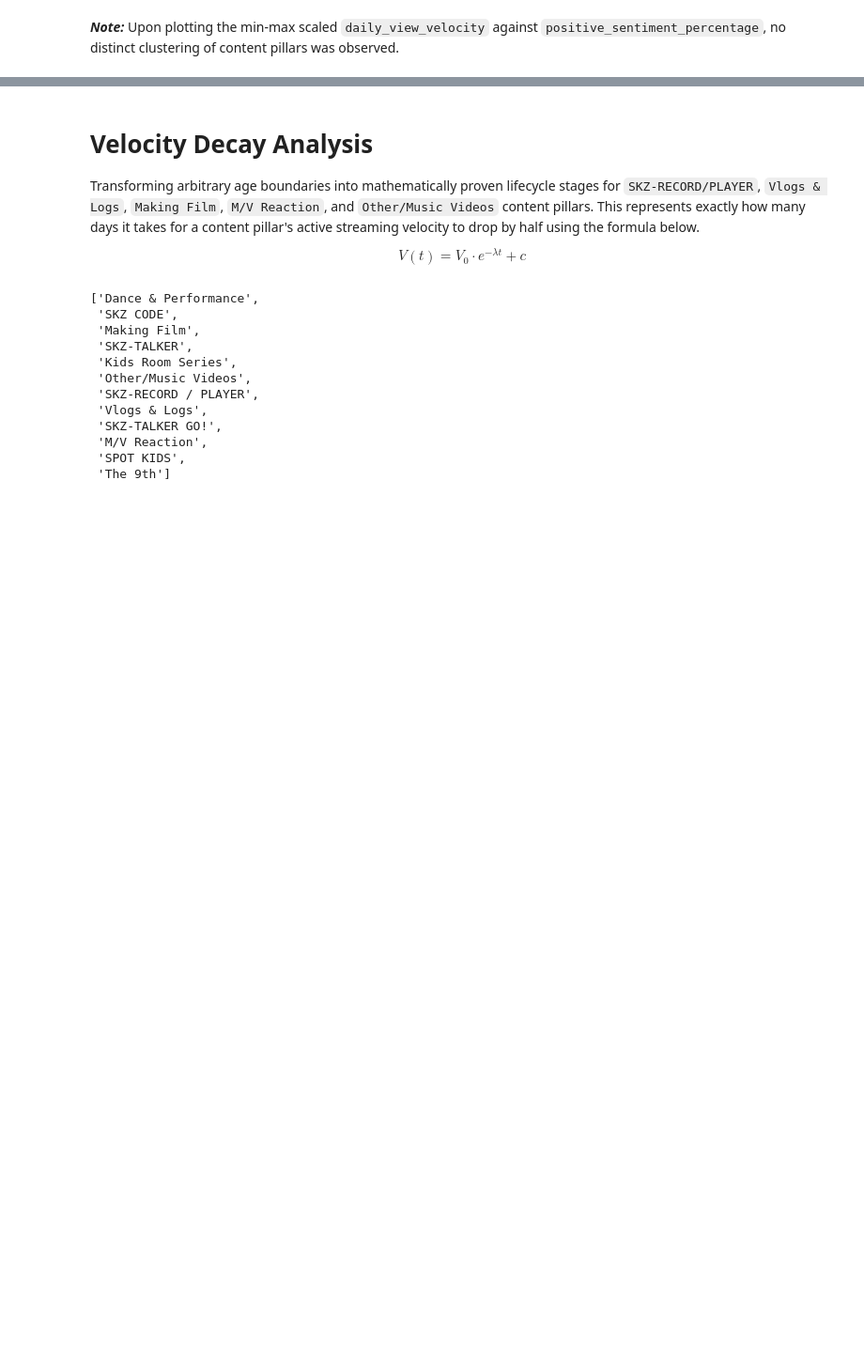
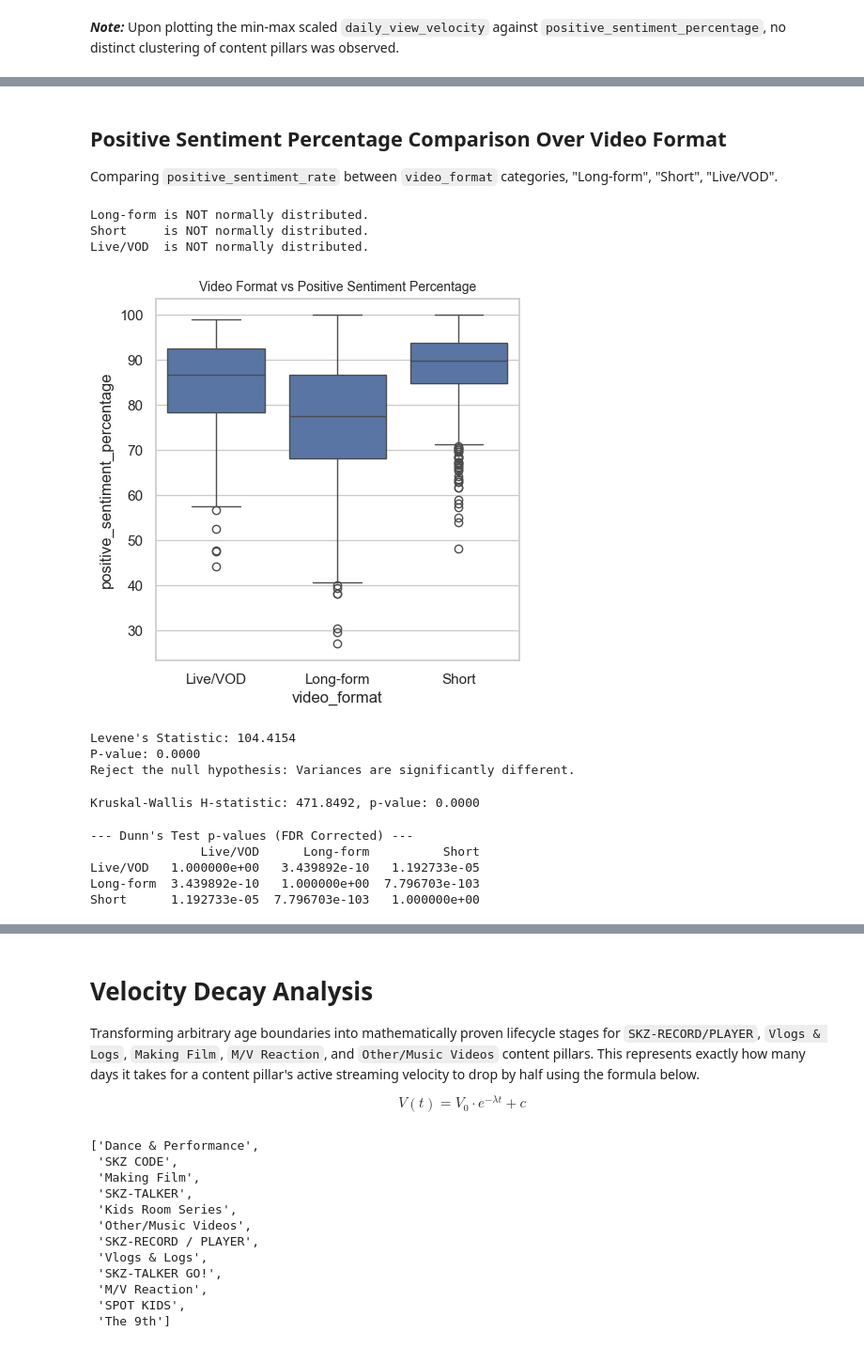
Before and after one commit to tejakusumahyusuf832/skz-pace, a Jupyter notebook: notebooks/3.0-yt-exploratory-data-analysis.ipynb, the cells around one changed output, grey strips where cells are left out. Shown at 94% size. Cells and saved outputs as stored; diff of their text form; code cells hidden in the pictures; blank space fills up the shorter version.

Commit message:
Perform more statistical tests

```diff
--- a/notebooks/3.0-yt-exploratory-data-analysis.ipynb
+++ b/notebooks/3.0-yt-exploratory-data-analysis.ipynb
@@ -458,0 +529,3 @@ Conclusion: Reject the null hypothesis.
+# %% [markdown]
+## Positive Sentiment Percentage Comparison Over Video Format
+Comparing `positive_sentiment_rate` between `video_format` categories, "Long-form", "Short", "Live/VOD".
@@ -458,0 +537,73 @@ Conclusion: Reject the null hypothesis.
+# %%
+# Normality Tests
+# The null hypothesis: The data is normally distributed
+alpha = 0.05
+video_format_list = df["video_format"].unique().tolist()
+
+for video_format in video_format_list:
+    group = df[df["video_format"] == video_format]["positive_sentiment_percentage"].dropna()
+    if len(group) > 200:
+        # D’Agostino’s K-squared test
+        stat_val, p_val_norm_val = normaltest(group)
+    else:
+        # Lilliefors test
+        stat_val, p_val_norm_val = lilliefors(group)
+
+    if p_val_norm_val <= alpha:
+        is_norm = "NOT normally distributed"
+    else:
+        is_norm = "normally distributed"
+
+    print(f"{video_format:<9} is {is_norm}.")
+# %% [output]
+Long-form is NOT normally distributed.
+Short     is NOT normally distributed.
+Live/VOD  is NOT normally distributed.
+# %%
+# Outlier check to determine whether using the mean or median
+plt.figure(figsize=(5, 5))
+sns.boxplot(data=df, x="video_format", y="positive_sentiment_percentage")
+plt.title("Video Format vs Positive Sentiment Percentage", fontsize=10)
+plt.show()
+# %% [output]
+[figure, added]
+# %%
+# Run Levene's Test for Equality of Variances
+stat_val, p_value = levene(longf_pos_sent_percentage, short_pos_sent_percentage, live_pos_sent_percentage, center='median')
+
+print(f"Levene's Statistic: {stat_val:.4f}")
+print(f"P-value: {p_value:.4f}")
+
+# Interpret the results
+alpha = 0.05
+if p_value < alpha:
+    print("Reject the null hypothesis: Variances are significantly different.")
+else:
+    print("Fail to reject the null hypothesis: Variances are equal.")
+# %% [output]
+Levene's Statistic: 104.4154
+P-value: 0.0000
+Reject the null hypothesis: Variances are significantly different.
+# %%
+# Run Kruskal-Wallis H-Test
+h_stat, p_val = kruskal(longf_pos_sent_percentage, short_pos_sent_percentage, live_pos_sent_percentage)
+print(f"Kruskal-Wallis H-statistic: {h_stat:.4f}, p-value: {p_val:.4f}")
+# %% [output]
+Kruskal-Wallis H-statistic: 471.8492, p-value: 0.0000
+# %%
+# p-value < 0.05 means the rates are unequal, run Dunn's Post-Hoc with Benjamini-Hochberg (FDR) correction
+# Pass the full DataFrame here
+dunn_results = posthoc_dunn(
+    df,
+    val_col='positive_sentiment_percentage',
+    group_col='video_format',
+    p_adjust='fdr_bh'
+)
+print("--- Dunn's Test p-values (FDR Corrected) ---")
+print(dunn_results)
+# %% [output]
+--- Dunn's Test p-values (FDR Corrected) ---
+               Live/VOD      Long-form          Short
+Live/VOD   1.000000e+00   3.439892e-10   1.192733e-05
+Long-form  3.439892e-10   1.000000e+00  7.796703e-103
+Short      1.192733e-05  7.796703e-103   1.000000e+00
```
Also changed, not shown: parts of 42 cells of this notebook.
